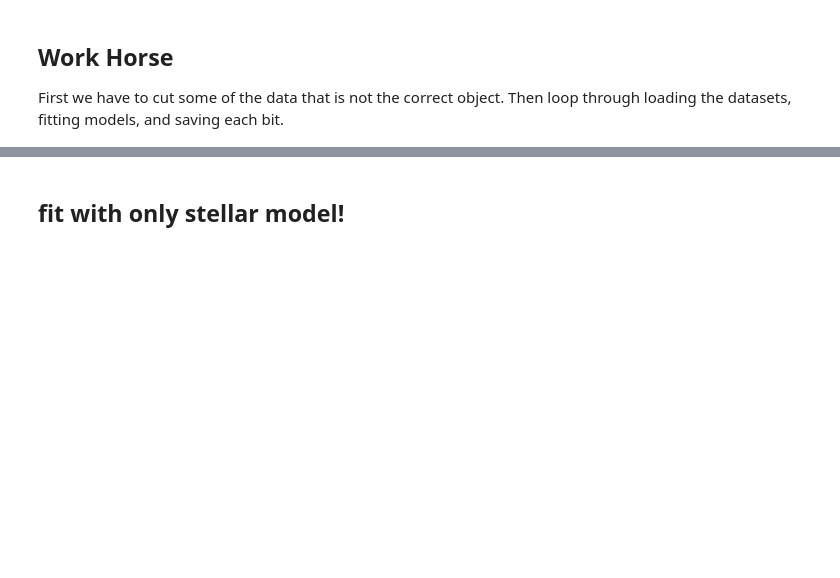
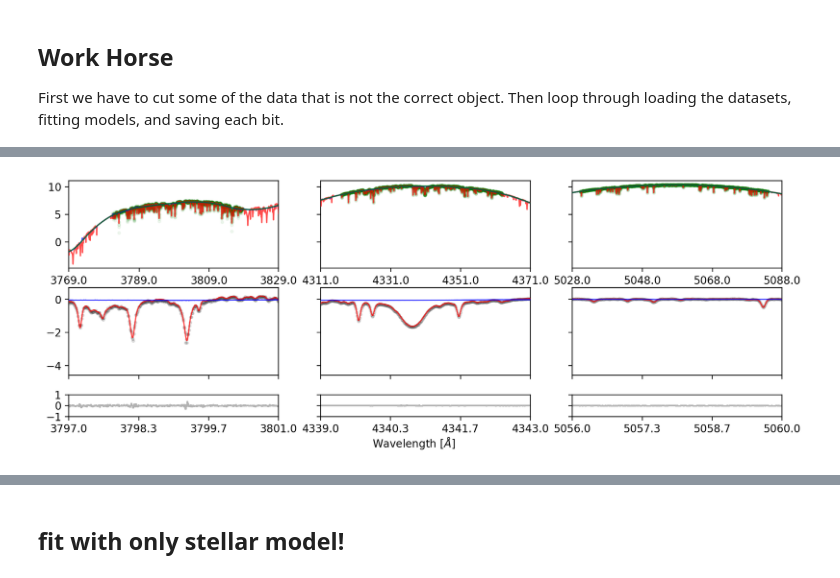
Before and after one commit to mdd423/wobble_jax, a Jupyter notebook: notebooks/04-HD4307.ipynb, the cells around one changed output, grey strips where cells are left out. Drawn from its saved outputs; the diff is of its cells as text; code cells hidden in the pictures; blank space fills up the shorter version.

```diff
--- a/notebooks/04-HD4307.ipynb
+++ b/notebooks/04-HD4307.ipynb
@@ -479,8 +479,8 @@ def make_subplot_norm(axes,model,dataset,norm_dataset,plt_epoch,device,lrange):
     axes.set_xticks(np.log(lrange))
     # axes[1].set_xticks(np.log(lrange))
 
-    axes.set_xticklabels(['' for x in lrange])
-    # axes[1].set_xticklabels(['{:0.1f}'.format(x) for x in lrange])
+    # axes.set_xticklabels(['' for x in lrange])
+    axes.set_xticklabels(['{:0.1f}'.format(x) for x in lrange])
 
     axes.set_xlim(np.log(lrange.min()),np.log(lrange.max()))
     # axes[1].set_xlim(np.log(lrange.min()),np.log(lrange.max()))
@@ -507,7 +507,7 @@ def make_subplot(axes,model,dataset,plt_epoch,device,lrange):
     yplot_norm_tell = model[1]([],xplot,metarow)
     # yplot_norm      = model[2]([],xplot,metarow)
     # for epoch in np.where(indices):
-    # yhat_norm = model[2]([],dataset.xs[plt_epoch][~datarow["mask"]],metarow)
+    yhat_norm = model[2]([],dataset.xs[plt_epoch][~datarow["mask"]],metarow)
     yhat = model([],dataset.xs[plt_epoch][~datarow["mask"]],metarow)
 
     axes[0].set_xlim(xplot.min(),xplot.max())
@@ -516,7 +516,7 @@ def make_subplot(axes,model,dataset,plt_epoch,device,lrange):
 
     # Data
     # print(datarow)
-    axes[0].errorbar(datarow["xs"][~datarow["mask"]],datarow["ys"][~datarow["mask"]],\
+    axes[0].errorbar(datarow["xs"][~datarow["mask"]],datarow["ys"][~datarow["mask"]] - yhat_norm,\
                      yerr=1/np.sqrt(datarow["yivar"][~datarow["mask"]]),fmt='.k',zorder=2,alpha=0.1,ms=5)
 
     # Stellar Model
@@ -555,65 +555,31 @@ def make_subplot(axes,model,dataset,plt_epoch,device,lrange):
     return axes
 
 import jabble.plotting
+print(len(all_models),len(all_data))
+all_models[0].display()
 # rv_inds = [np.argmin(dataset.metadata['bcs']),np.argmax(dataset.metadata['bcs']),0,1,2,3]
 
-# plt_epoches = [0,np.argmin(dataset.metadata['bcs']),np.argmax(dataset.metadata['bcs'])]
-# plt_width = np.arange(-10,10,4) - 20
-# lrange = np.array([np.mean(np.exp(dataset[plt_epoch].xs)) for plt_epoch in plt_epoches]).astype(int)[None,:] + plt_width[:,None]
-# fig, axes = plt.subplots(2,len(plt_epoches),figsize=(4*len(plt_epoches),4),sharex='col',sharey='row',\
-#                              facecolor=(1, 1, 1),height_ratios=[4,1],dpi=200)
+plt_epoches  = [0,np.argmin(all_data[0].metadata['bcs']),np.argmax(all_data[0].metadata['bcs'])]
+data_indices = [0,10,20]
 
-# # lrange = l_plt*np.ones(len(rv_inds))[:,None] + np.arange(-2,2,2)[None,:]
-# model.fit()
-# model.display()
+plt_width_n = np.linspace(-30,30,4)
+plt_width = np.linspace(-2,2,4)
 
-# plt_name = "{}_spectra_l{}-{}.png".format(star_name,lrange.min(),lrange.max())
-# print(axes.shape)
-# for ii in range(axes.shape[1]):
-#     axes[:,ii] = make_subplot_norm(axes[:,ii],model,dataset,plt_epoches[0],cpus[0],lrange[:,ii])
-# plt.show()
+lrange   = np.array([np.mean(np.exp(all_data[data_i][plt_epoch].xs)) for plt_epoch,data_i in zip(plt_epoches,data_indices)]).astype(int)[None,:] + plt_width[:,None]
+lrange_n = np.array([np.mean(np.exp(all_data[data_i][plt_epoch].xs)) for plt_epoch,data_i in zip(plt_epoches,data_indices)]).astype(int)[None,:] + plt_width_n[:,None]
 
-# fig, axes = plt.subplots(2,len(plt_epoches),figsize=(4*len(plt_epoches),4),sharex='col',sharey='row',\
-#                              facecolor=(1, 1, 1),height_ratios=[4,1],dpi=200)
 
-# # lrange = l_plt*np.ones(len(rv_inds))[:,None] + np.arange(-2,2,2)[None,:]
-# model.fit()
-# model.display()
+fig, axes = plt.subplots(3,len(plt_epoches),figsize=(4*len(plt_epoches),4),sharey='row',\
+                             facecolor=(1, 1, 1),height_ratios=[4,4,1],dpi=200)
 
-# plt_name = "{}_spectra_l{}-{}.png".format(star_name,lrange.min(),lrange.max())
-# print(axes.shape)
-# for ii in range(axes.shape[1]):
-#     axes[:,ii] = make_subplot(axes[:,ii],model,dataset,plt_epoches[0],cpus[0],lrange[:,ii])
-# plt.show()
-
-# for dataset,model in zip(all_data,all_models):
-#     rv_inds = [np.argmin(dataset.metadata['bcs']),np.argmax(dataset.metadata['bcs']),0,1,2,3]
-
-#     plt_epoches = [0,np.argmin(dataset.metadata['bcs']),np.argmax(dataset.metadata['bcs'])]
-#     plt_width = np.arange(-10,10,4) + 10
-#     lrange = np.array([np.mean(np.exp(dataset[plt_epoch].xs)) for plt_epoch in plt_epoches]).astype(int)[None,:] + plt_width[:,None]
-#     fig, axes = plt.subplots(2,len(plt_epoches),figsize=(4*len(plt_epoches),4),sharex='col',sharey='row',\
-#                                  facecolor=(1, 1, 1),height_ratios=[4,1],dpi=200)
-
-#     # lrange = l_plt*np.ones(len(rv_inds))[:,None] + np.arange(-2,2,2)[None,:]
-#     model.fit()
-#     model.display()
-
-#     plt_name = "{}_spectra_l{}-{}.png".format(star_name,lrange.min(),lrange.max())
-#     print(axes.shape)
-#     for ii in range(axes.shape[1]):
-#         axes[:,ii] = make_subplot_norm(axes[:,ii],model,dataset,plt_epoches[0],cpus[0],lrange[:,ii])
-#     plt.show()
-
-#     fig, axes = plt.subplots(2,len(plt_epoches),figsize=(4*len(plt_epoches),4),sharex='col',sharey='row',\
-#                                  facecolor=(1, 1, 1),height_ratios=[4,1],dpi=200)
-
-#     # lrange = l_plt*np.ones(len(rv_inds))[:,None] + np.arange(-2,2,2)[None,:]
-#     model.fit()
-#     model.display()
-
-#     plt_name = "{}_spectra_l{}-{}.png".format(star_name,lrange.min(),lrange.max())
-#     print(axes.shape)
-#     for ii in range(axes.shape[1]):
-#         axes[:,ii] = make_subplot(axes[:,ii],model,dataset,plt_epoches[0],cpus[0],lrange[:,ii])
-#     plt.show()
+# lrange = l_plt*np.ones(len(rv_inds))[:,None] + np.arange(-2,2,2)[None,:]
+plt_name = "{}_spectra_l{}-{}.png".format(star_name,lrange.min(),lrange.max())
+for ii,(plt_epoch,data_i) in enumerate(zip(plt_epoches,data_indices)):
+    axes[0,ii]  = make_subplot_norm(axes[0,ii], all_models[data_i],all_data[data_i],None,plt_epoch,cpus[0],lrange_n[:,ii])
+    axes[1:,ii] = make_subplot(     axes[1:,ii],all_models[data_i],all_data[data_i],plt_epoch,cpus[0],lrange[:,ii])
+plt.subplots_adjust(hspace=0.3)
+fig.text(0.5, 0.01, 'Wavelength [$\\AA$]', ha='center')
+plt_name = "{}_spectra_d{}.png".format(star_name,data_indices)
+plt.savefig(plt_name)
+plt.show()
+# %% [output]
@@ -620 +598,2 @@ import jabble.plotting
+[figure, added]
 # %%
```
Also changed, not shown: parts of 6 cells of this notebook, 1 other file.
